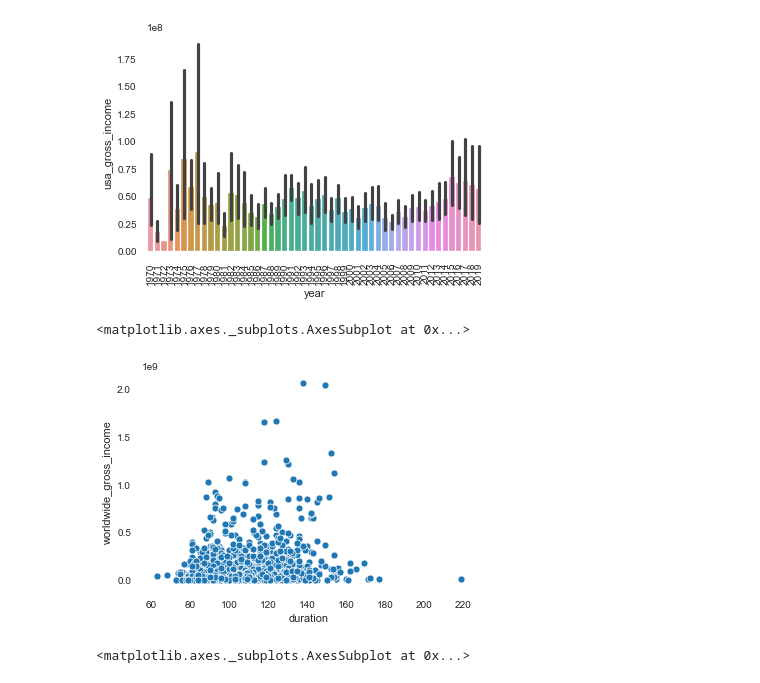
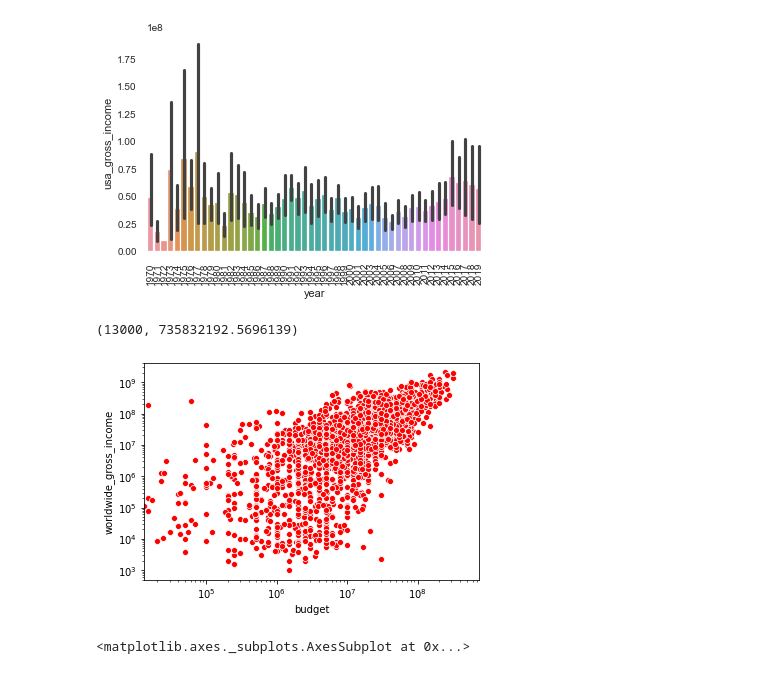
Before and after one commit to Kkies/movie-market-analysis, a Jupyter notebook: df viz wip.ipynb, the cells around one changed output. Cells and saved outputs as stored; diff of their text form; code cells hidden in the pictures.

```diff
--- a/df viz wip.ipynb
+++ b/df viz wip.ipynb
@@ -59,12 +59,17 @@ plt.xticks(rotation='vertical')
  <a list of 50 Text major ticklabel objects>)
 [figure]
 # %%
-x=bud_rev.duration
+x=bud_rev.budget
 y=bud_rev.worldwide_gross_income
-sns.scatterplot(x,y)
+ax = sns.scatterplot(x,y, color='r')
+ax.set(xscale='log', yscale='log')
+ax.set_xlim(13000)
+
+
+# bud_rev.corr()
 # %% [output]
-<matplotlib.axes._subplots.AxesSubplot at 0x...>
+(13000, 735832192.5696139)
-[figure, old version]
+[figure, new version]
 # %%
 mov_rat.mean_vote.plot(kind='hist')
 # %% [output]
```
Also changed, not shown: 2 other files.
